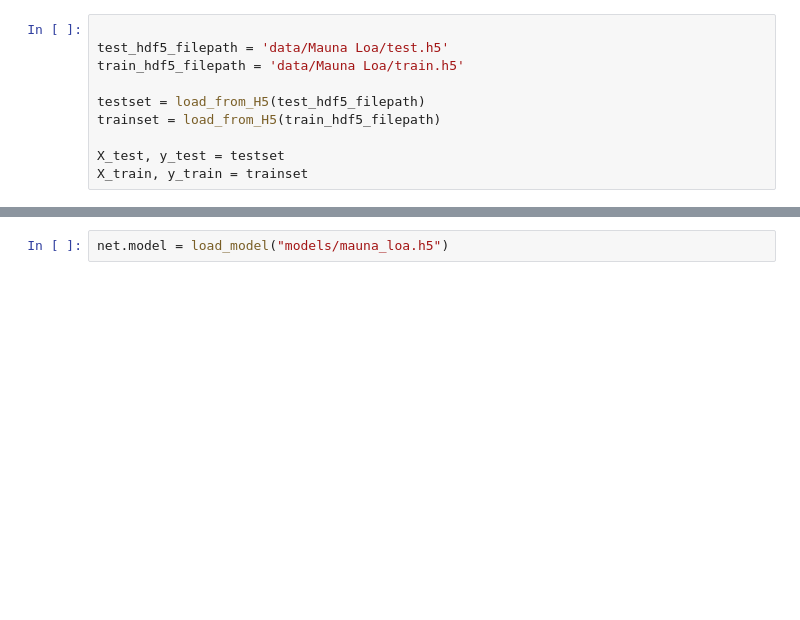
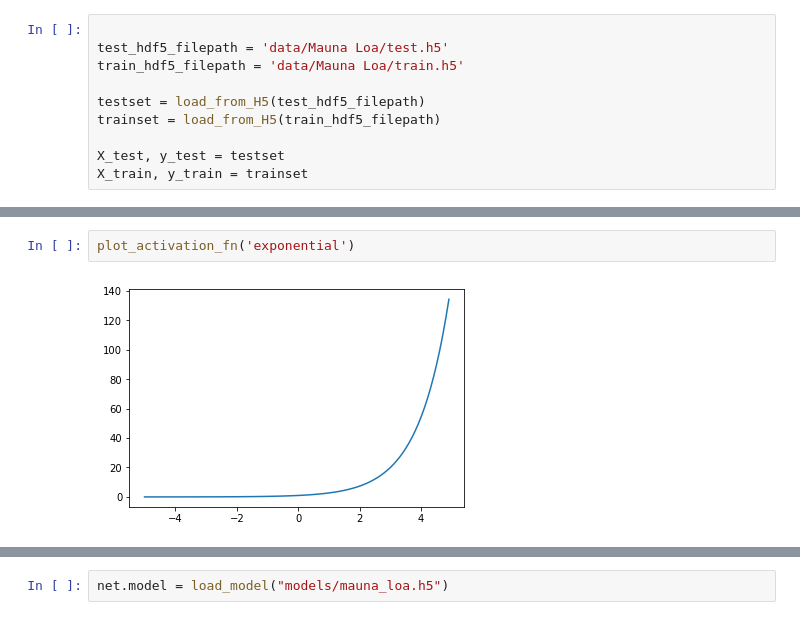
Before and after one commit to ellisbrown/BNN-Uncertainty, a Jupyter notebook: Untitled.ipynb, the cells around one changed output, grey strips where cells are left out. Saved outputs shown, nothing was run; the diff lists cells and outputs as text; blank space fills up the shorter version.

```diff
--- a/Untitled.ipynb
+++ b/Untitled.ipynb
@@ -49,0 +107,4 @@ Colocations handled automatically by placer.
+# %%
+plot_activation_fn('exponential')
+# %% [output]
+[figure, added]
```
Also changed, not shown: parts of 16 cells of this notebook, 2 other files.
